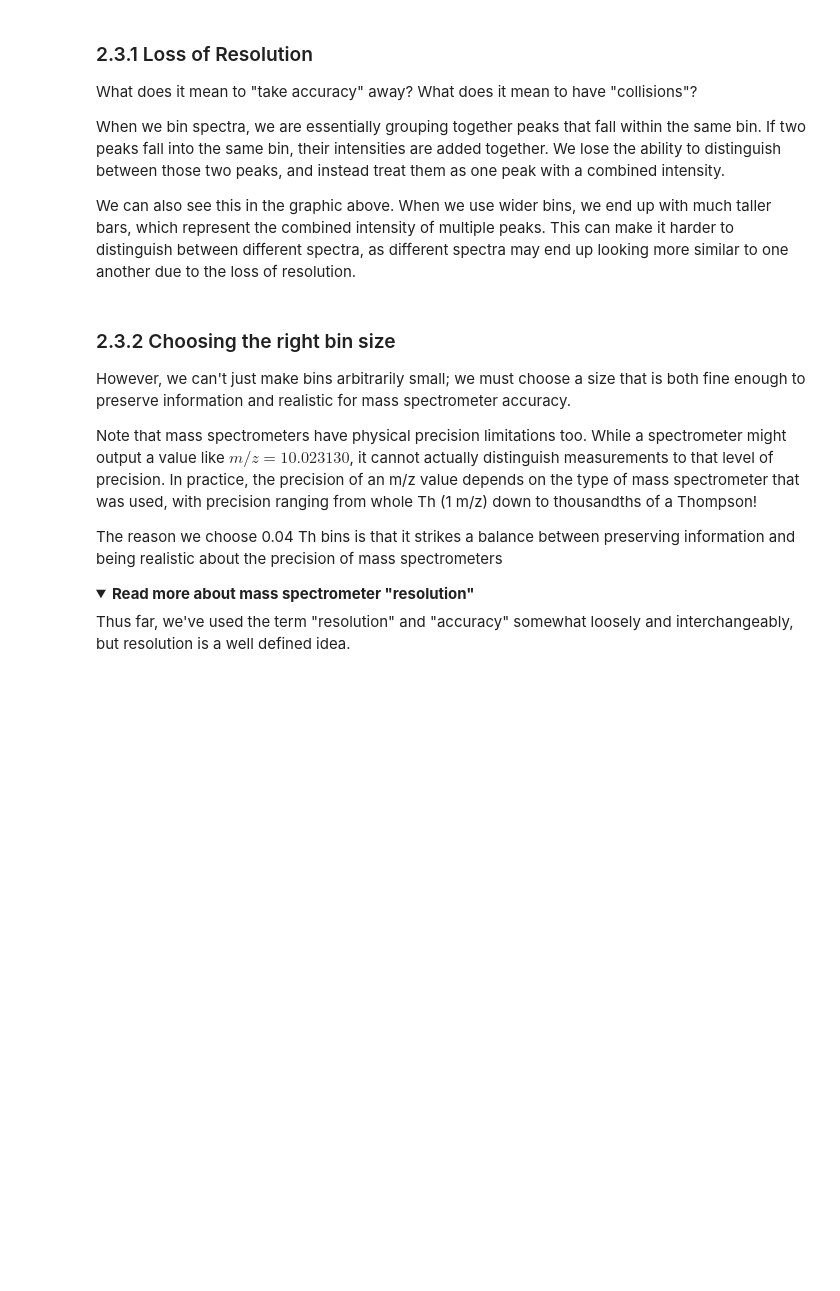
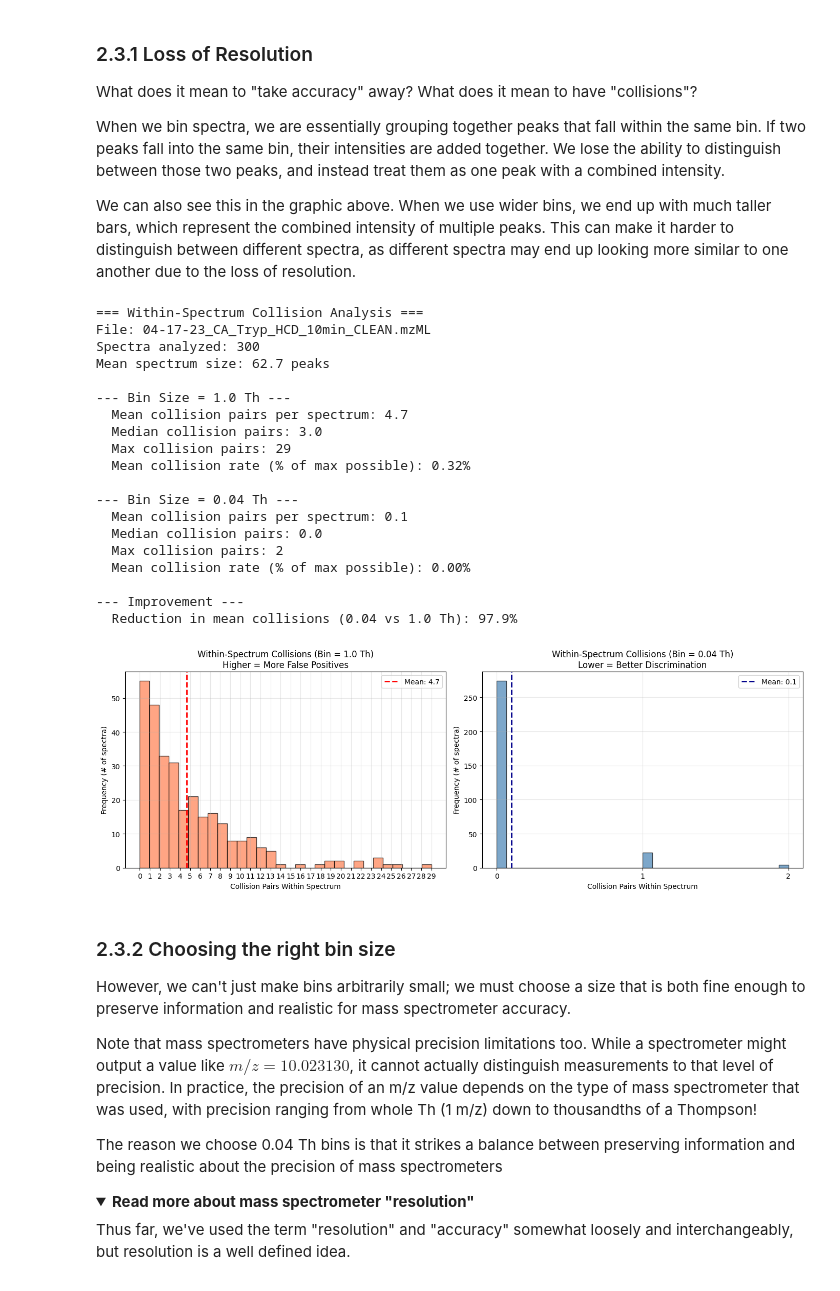
Before and after one commit to Alexander-Sol/MS_spectra_encoding, a Jupyter notebook: 02_Spectral_Hashing_and_OMS.ipynb, the cells around one changed output. Cells and saved outputs as stored; diff of their text form; code cells hidden in the pictures; folded sections open; blank space fills up the shorter version.

```diff
--- a/02_Spectral_Hashing_and_OMS.ipynb
+++ b/02_Spectral_Hashing_and_OMS.ipynb
@@ -285,7 +285,28 @@ When we bin spectra, we are essentially grouping together peaks that fall within
 We can also see this in the graphic above. When we use wider bins, we end up with much taller bars, which represent the combined intensity of multiple peaks. This can make it harder to distinguish between different spectra, as different spectra may end up looking more similar to one another due to the loss of resolution.
 # %%
 # @title Run this to see the difference in collisions between widths
-plot_and_show_statistics_for_collisions("Biogen_ALS_Pilot_1A9_020120-calib-averaged.mzML", max_spectra=300)
+plot_and_show_statistics_for_collisions("04-17-23_CA_Tryp_HCD_10min_CLEAN.mzML", max_spectra=300)
+# %% [output]
+=== Within-Spectrum Collision Analysis ===
+File: 04-17-23_CA_Tryp_HCD_10min_CLEAN.mzML
+Spectra analyzed: 300
+Mean spectrum size: 62.7 peaks
+
+--- Bin Size = 1.0 Th ---
+  Mean collision pairs per spectrum: 4.7
+  Median collision pairs: 3.0
+  Max collision pairs: 29
+  Mean collision rate (% of max possible): 0.32%
+
+--- Bin Size = 0.04 Th ---
+  Mean collision pairs per spectrum: 0.1
+  Median collision pairs: 0.0
+  Max collision pairs: 2
+  Mean collision rate (% of max possible): 0.00%
+
+--- Improvement ---
+  Reduction in mean collisions (0.04 vs 1.0 Th): 97.9%
+[figure, added]
 # %% [markdown]
 ### 2.3.2 Choosing the right bin size
 
```
Also changed, not shown: parts of 14 cells of this notebook.
